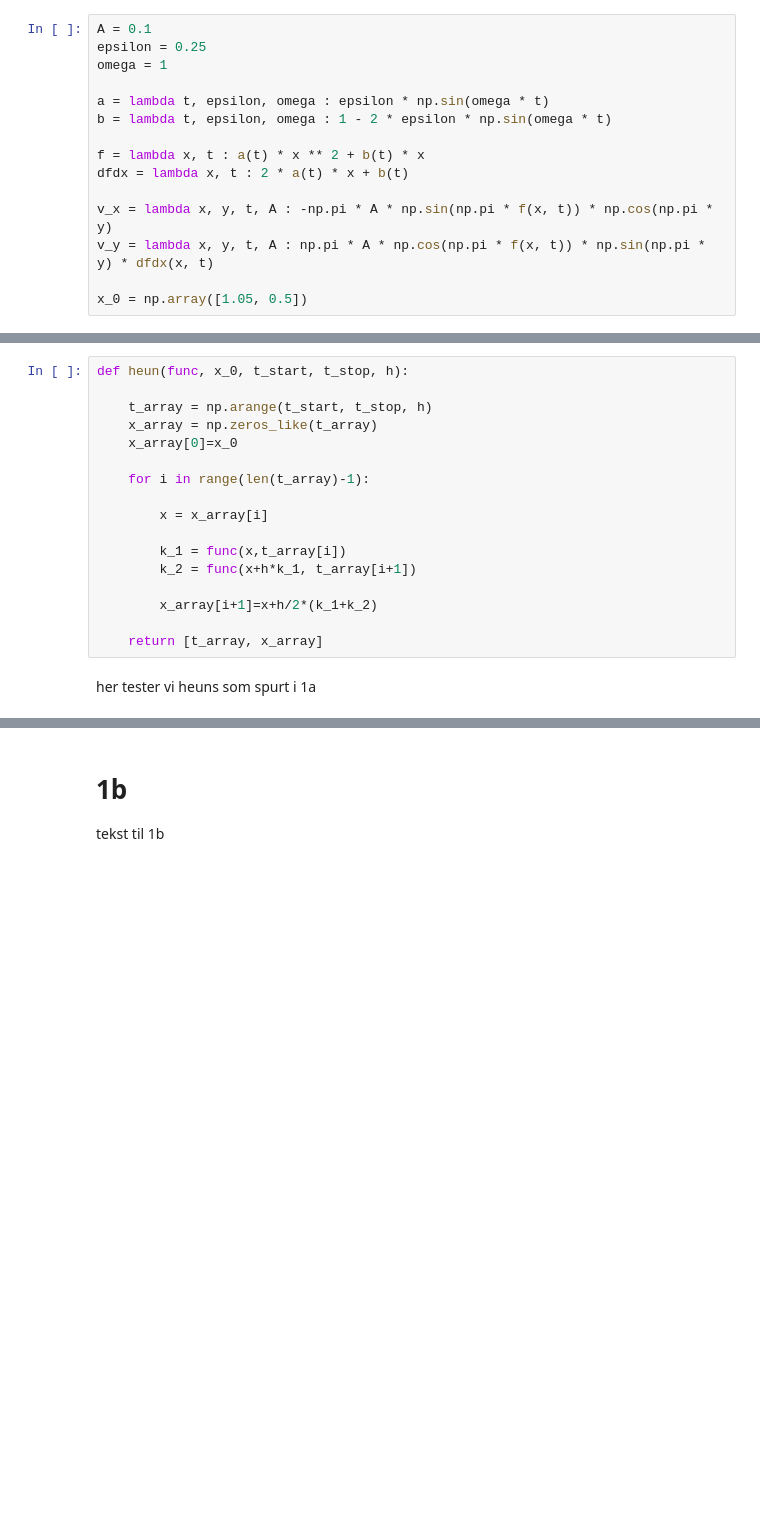
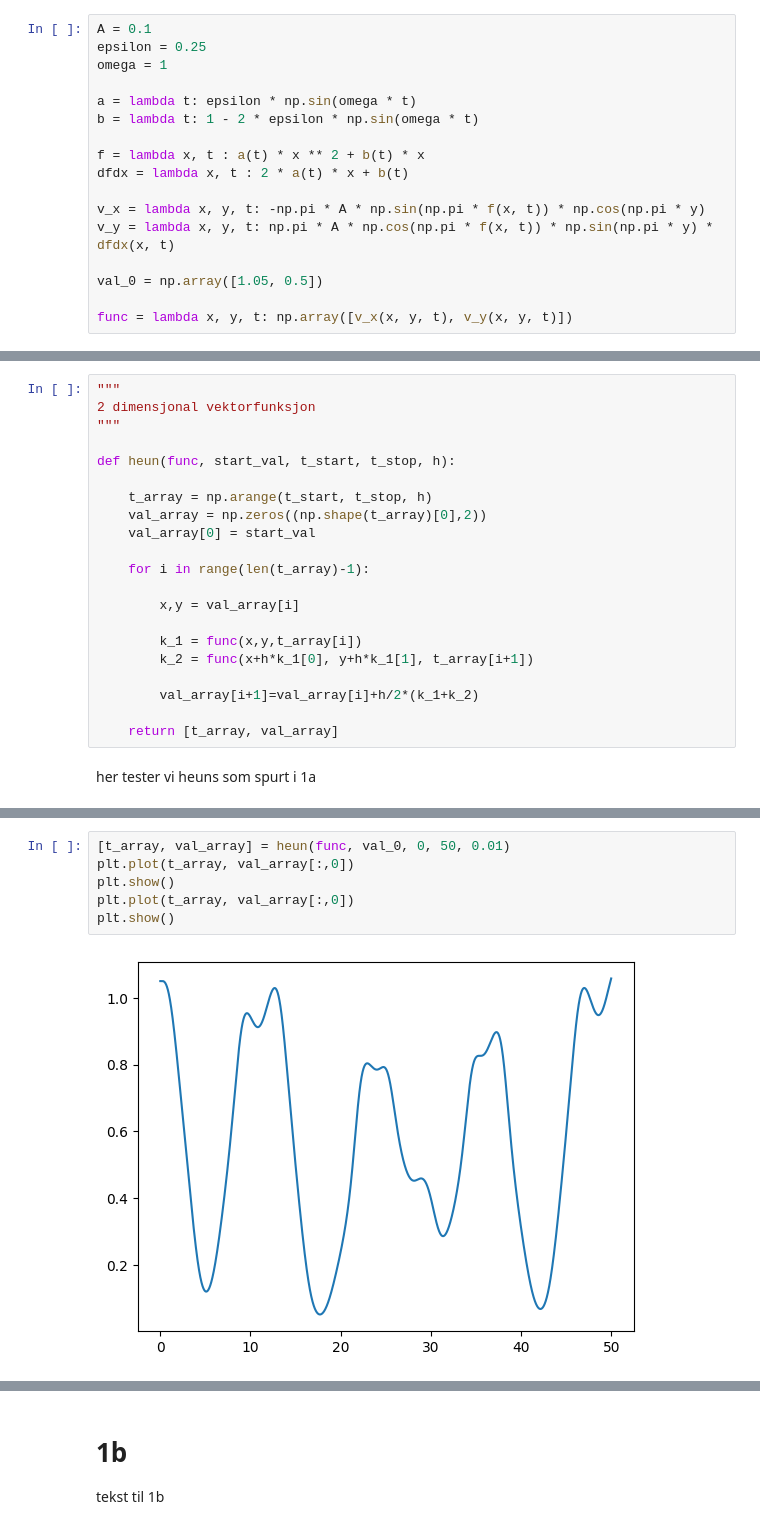
Before and after one commit to OliverRuden/TMA4320-scientific-computing, a Jupyter notebook: main.ipynb, the cells around one changed output, grey strips where cells are left out. Drawn from its saved outputs; the diff is of its cells as text; blank space fills up the shorter version.

```diff
--- a/main.ipynb
+++ b/main.ipynb
@@ -20,34 +20,40 @@ A = 0.1
 epsilon = 0.25
 omega = 1
 
-a = lambda t, epsilon, omega : epsilon * np.sin(omega * t)
-b = lambda t, epsilon, omega : 1 - 2 * epsilon * np.sin(omega * t)
+a = lambda t: epsilon * np.sin(omega * t)
+b = lambda t: 1 - 2 * epsilon * np.sin(omega * t)
 
 f = lambda x, t : a(t) * x ** 2 + b(t) * x
 dfdx = lambda x, t : 2 * a(t) * x + b(t)
 
-v_x = lambda x, y, t, A : -np.pi * A * np.sin(np.pi * f(x, t)) * np.cos(np.pi * y)
-v_y = lambda x, y, t, A : np.pi * A * np.cos(np.pi * f(x, t)) * np.sin(np.pi * y) * dfdx(x, t)
+v_x = lambda x, y, t: -np.pi * A * np.sin(np.pi * f(x, t)) * np.cos(np.pi * y)
+v_y = lambda x, y, t: np.pi * A * np.cos(np.pi * f(x, t)) * np.sin(np.pi * y) * dfdx(x, t)
 
-x_0 = np.array([1.05, 0.5])
+val_0 = np.array([1.05, 0.5])
+
+func = lambda x, y, t: np.array([v_x(x, y, t), v_y(x, y, t)])
 # %% [markdown]
 Vi skal bruke heuns
 # %%
-def heun(func, x_0, t_start, t_stop, h):
+"""
+2 dimensjonal vektorfunksjon
+"""
+
+def heun(func, start_val, t_start, t_stop, h):
 
     t_array = np.arange(t_start, t_stop, h)
-    x_array = np.zeros_like(t_array)
-    x_array[0]=x_0
+    val_array = np.zeros((np.shape(t_array)[0],2))
+    val_array[0] = start_val
 
     for i in range(len(t_array)-1):
 
-        x = x_array[i]
+        x,y = val_array[i]
 
-        k_1 = func(x,t_array[i])
-        k_2 = func(x+h*k_1, t_array[i+1])
+        k_1 = func(x,y,t_array[i])
+        k_2 = func(x+h*k_1[0], y+h*k_1[1], t_array[i+1])
 
-        x_array[i+1]=x+h/2*(k_1+k_2)
+        val_array[i+1]=val_array[i]+h/2*(k_1+k_2)
 
-    return [t_array, x_array]
+    return [t_array, val_array]
 # %% [markdown]
 her tester vi heuns som spurt i 1a
@@ -55,0 +60,8 @@ her tester vi heuns som spurt i 1a
+# %%
+[t_array, val_array] = heun(func, val_0, 0, 50, 0.01)
+plt.plot(t_array, val_array[:,0])
+plt.show()
+plt.plot(t_array, val_array[:,0])
+plt.show()
+# %% [output]
+[figure, added]
```
Also changed, not shown: parts of 2 cells of this notebook.
